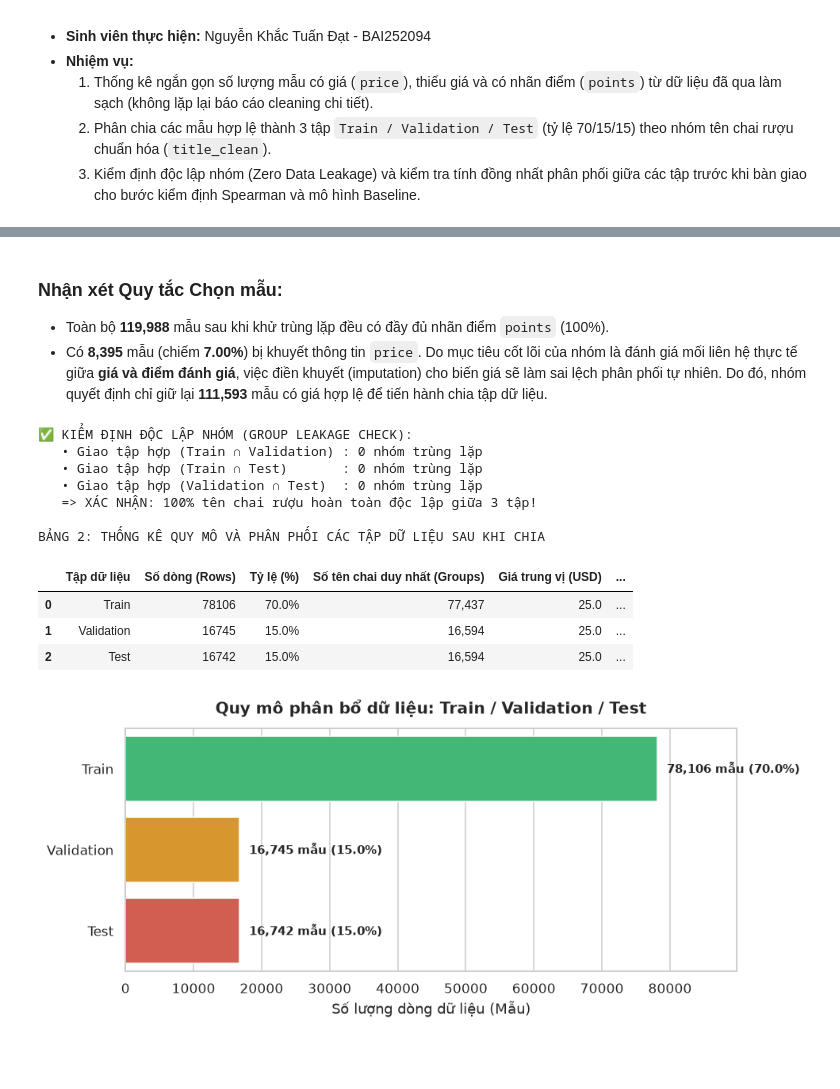
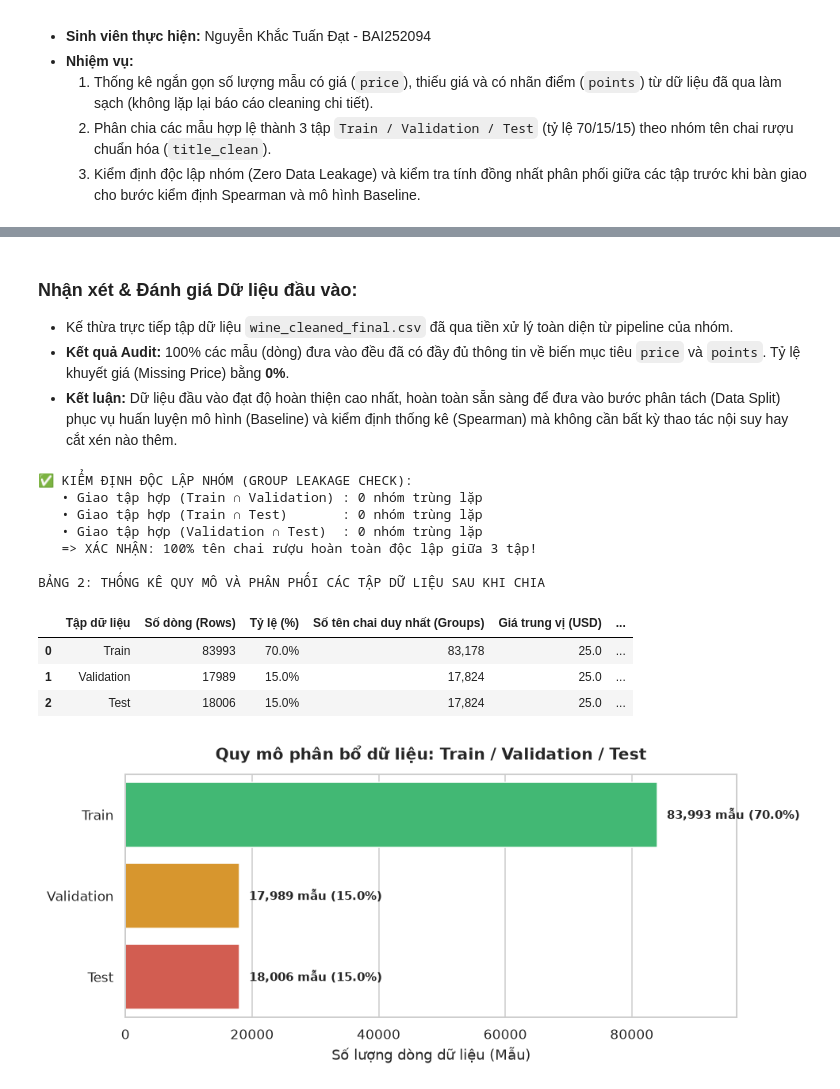
Before and after one commit to Tdat2711/wine-quality-prediction, a Jupyter notebook: notebooks/02_dat_data_split.ipynb, the cells around one changed output, grey strips where cells are left out. Saved outputs shown, nothing was run; the diff lists cells and outputs as text; code cells hidden in the pictures; blank space fills up the shorter version.

```diff
--- a/notebooks/02_dat_data_split.ipynb
+++ b/notebooks/02_dat_data_split.ipynb
@@ -96,10 +111,11 @@ FileNotFoundError: [Errno 2] No such file or directory: '../data/raw/wine_cleane
 # %% [markdown]
-### Nhận xét Quy tắc Chọn mẫu:
-* Toàn bộ **119,988** mẫu sau khi khử trùng lặp đều có đầy đủ nhãn điểm `points` (100%).
-* Có **8,395** mẫu (chiếm **7.00%**) bị khuyết thông tin `price`. Do mục tiêu cốt lõi của nhóm là đánh giá mối liên hệ thực tế giữa **giá và điểm đánh giá**, việc điền khuyết (imputation) cho biến giá sẽ làm sai lệch phân phối tự nhiên. Do đó, nhóm quyết định chỉ giữ lại **111,593** mẫu có giá hợp lệ để tiến hành chia tập dữ liệu.
+### Nhận xét & Đánh giá Dữ liệu đầu vào:
+* Kế thừa trực tiếp tập dữ liệu `wine_cleaned_final.csv` đã qua tiền xử lý toàn diện từ pipeline của nhóm.
+* **Kết quả Audit:** 100% các mẫu (dòng) đưa vào đều đã có đầy đủ thông tin về biến mục tiêu `price` và `points`. Tỷ lệ khuyết giá (Missing Price) bằng **0%**.
+* **Kết luận:** Dữ liệu đầu vào đạt độ hoàn thiện cao nhất, hoàn toàn sẵn sàng để đưa vào bước phân tách (Data Split) phục vụ huấn luyện mô hình (Baseline) và kiểm định thống kê (Spearman) mà không cần bất kỳ thao tác nội suy hay cắt xén nào thêm.
 # %%
 # 1. Lọc lấy các mẫu đủ điều kiện và chuẩn hóa tên chai (title_clean)
-df_clean = df_unique.dropna(subset=['price', 'points']).copy()
+df_clean = df_clean_input.copy()
 
 def normalize_title(text):
     if pd.isna(text):
@@ -170,37 +186,37 @@ ax = sns.barplot(
     y="Tập dữ liệu",
     hue="Tập dữ liệu",
     data=split_numeric,
     palette=["#2ECC71", "#F39C12", "#E74C3C"],
     legend=False
 )
 ax.set_title('Quy mô phân bổ dữ liệu: Train / Validation / Test', fontsize=13, fontweight='bold', pad=12)
 ax.set_xlabel('Số lượng dòng dữ liệu (Mẫu)')
 ax.set_ylabel('')
 ax.set_xlim(0, len(df_train) * 1.15)
 
 for p in ax.patches:
     width = int(p.get_width())
     pct = width / len(df_clean) * 100
     ax.annotate(f'{width:,} mẫu ({pct:.1f}%)',
                 (width, p.get_y() + p.get_height() / 2.),
                 ha='left', va='center', xytext=(8, 0),
                 textcoords='offset points', fontweight='bold', fontsize=10)
 
 plt.tight_layout()
 plt.show()
 # %% [output]
 ✅ KIỂM ĐỊNH ĐỘC LẬP NHÓM (GROUP LEAKAGE CHECK):
    • Giao tập hợp (Train ∩ Validation) : 0 nhóm trùng lặp
    • Giao tập hợp (Train ∩ Test)       : 0 nhóm trùng lặp
    • Giao tập hợp (Validation ∩ Test)  : 0 nhóm trùng lặp
    => XÁC NHẬN: 100% tên chai rượu hoàn toàn độc lập giữa 3 tập!
 
 BẢNG 2: THỐNG KÊ QUY MÔ VÀ PHÂN PHỐI CÁC TẬP DỮ LIỆU SAU KHI CHIA
 |  | Tập dữ liệu | Số dòng (Rows) | Tỷ lệ (%) | Số tên chai duy nhất (Groups) | Giá trung vị (USD) | ... |
-| 0 | Train | 78106 | 70.0% | 77,437 | 25.0 | ... |
-| 1 | Validation | 16745 | 15.0% | 16,594 | 25.0 | ... |
-| 2 | Test | 16742 | 15.0% | 16,594 | 25.0 | ... |
+| 0 | Train | 83993 | 70.0% | 83,178 | 25.0 | ... |
+| 1 | Validation | 17989 | 15.0% | 17,824 | 25.0 | ... |
+| 2 | Test | 18006 | 15.0% | 17,824 | 25.0 | ... |
-[figure, old version]
+[figure, new version]
 # %%
 # Xuất 3 tập dữ liệu ra thư mục chuẩn cho nhóm sử dụng
 output_dir = '../data/processed/splits'
```
Also changed, not shown: parts of 3 cells of this notebook, 3 other files.
